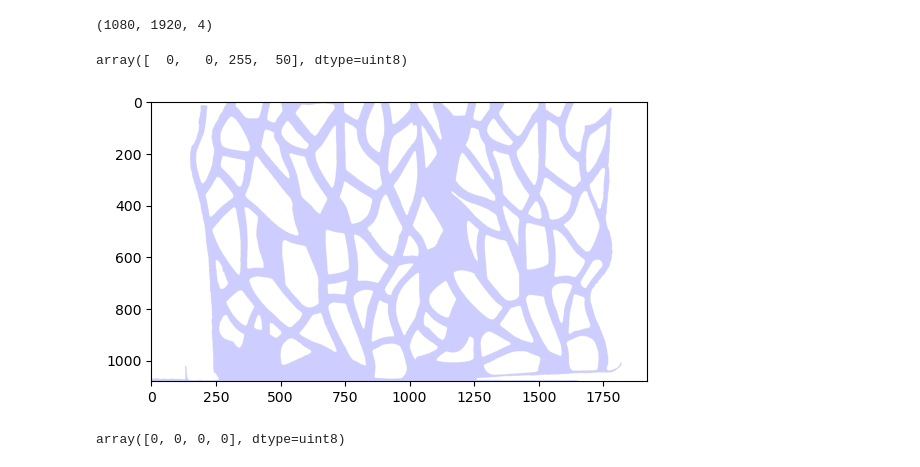
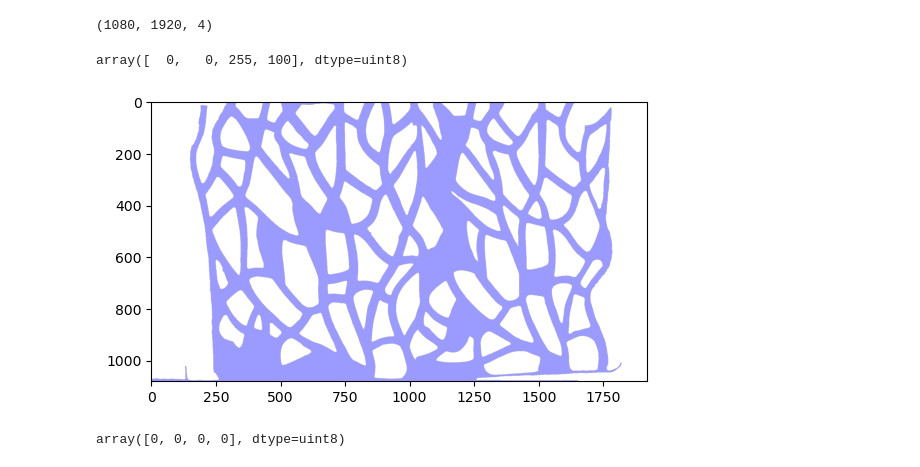
Before and after one commit to RandomNamer/CathederTelesurgery, a Jupyter notebook: python/segmentation/segmentation_postprocessing.ipynb, the cells around one changed output. Drawn from its saved outputs; the diff is of its cells as text; code cells hidden in the pictures.

```diff
--- a/python/segmentation/segmentation_postprocessing.ipynb
+++ b/python/segmentation/segmentation_postprocessing.ipynb
@@ -30,14 +30,14 @@ color_mapped.shape
 # %%
 color_mapped = np.zeros_like(color_mapped)
 
-color_mapped[labeled==max_label] = [0, 0, 255, 50]
+color_mapped[labeled==max_label] = [0, 0, 255, 100]
 
 plt.imshow(color_mapped)
 cv2.imwrite("./Data/Datasets/RigidModelVideo-11-21/11-21-1-clip2/frame0001_mask_overlay.png", color_mapped)
 color_mapped[1000,400]
 # %% [output]
-array([  0,   0, 255,  50], dtype=uint8)
+array([  0,   0, 255, 100], dtype=uint8)
-[figure, old version]
+[figure, new version]
 # %%
 wrote = cv2.imread("./Data/Datasets/RigidModelVideo-11-21/11-21-1-clip2/frame0001_mask_overlay.png", cv2.IMREAD_UNCHANGED)
 wrote[0,400]
```
Also changed, not shown: 3 other files.
